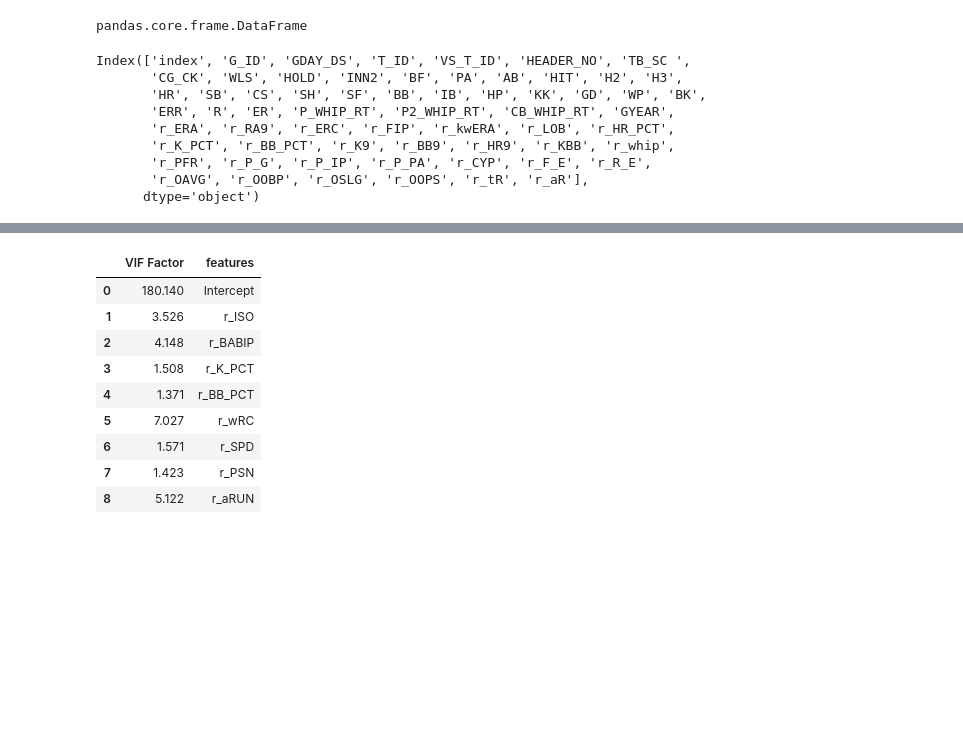
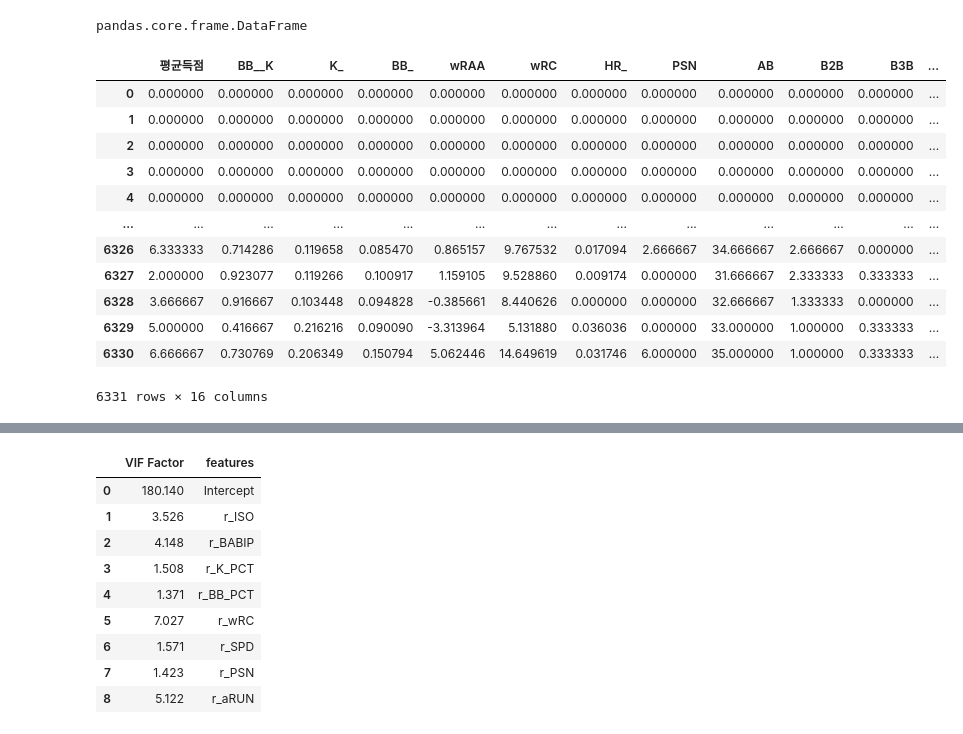
Before and after one commit to CHO-MINJUNG/BigContest2020, a Jupyter notebook: 다중공선성_VIF기법.ipynb, the cells around one changed output, grey strips where cells are left out. Saved outputs shown, nothing was run; the diff lists cells and outputs as text; code cells hidden in the pictures; blank space fills up the shorter version.

```diff
--- a/다중공선성_VIF기법.ipynb
+++ b/다중공선성_VIF기법.ipynb
@@ -74,15 +75,20 @@ sns.heatmap(data = teamhitter.corr(), annot=True, fmt = '.2f', linewidths=.5, cm
 cor_small = teamhitter.corr()
 # %% [output]
 pandas.core.frame.DataFrame
-# %%
-teampitcher_r.columns
-# %% [output]
-Index(['index', 'G_ID', 'GDAY_DS', 'T_ID', 'VS_T_ID', 'HEADER_NO', 'TB_SC ',
-       'CG_CK', 'WLS', 'HOLD', 'INN2', 'BF', 'PA', 'AB', 'HIT', 'H2', 'H3',
-       'HR', 'SB', 'CS', 'SH', 'SF', 'BB', 'IB', 'HP', 'KK', 'GD', 'WP', 'BK',
-       'ERR', 'R', 'ER', 'P_WHIP_RT', 'P2_WHIP_RT', 'CB_WHIP_RT', 'GYEAR',
-       'r_ERA', 'r_RA9', 'r_ERC', 'r_FIP', 'r_kwERA', 'r_LOB', 'r_HR_PCT',
-       'r_K_PCT', 'r_BB_PCT', 'r_K9', 'r_BB9', 'r_HR9', 'r_KBB', 'r_whip',
-       'r_PFR', 'r_P_G', 'r_P_IP', 'r_P_PA', 'r_CYP', 'r_F_E', 'r_R_E',
-       'r_OAVG', 'r_OOBP', 'r_OSLG', 'r_OOPS', 'r_tR', 'r_aR'],
-      dtype='object')
+# %%
+team
+team
+# %% [output]
+|  | 평균득점 | BB__K | K_ | BB_ | wRAA | wRC | HR_ | PSN | AB | B2B | B3B | ... |
+| 0 | 0.000000 | 0.000000 | 0.000000 | 0.000000 | 0.000000 | 0.000000 | 0.000000 | 0.000000 | 0.000000 | 0.000000 | 0.000000 | ... |
+| 1 | 0.000000 | 0.000000 | 0.000000 | 0.000000 | 0.000000 | 0.000000 | 0.000000 | 0.000000 | 0.000000 | 0.000000 | 0.000000 | ... |
+| 2 | 0.000000 | 0.000000 | 0.000000 | 0.000000 | 0.000000 | 0.000000 | 0.000000 | 0.000000 | 0.000000 | 0.000000 | 0.000000 | ... |
+| 3 | 0.000000 | 0.000000 | 0.000000 | 0.000000 | 0.000000 | 0.000000 | 0.000000 | 0.000000 | 0.000000 | 0.000000 | 0.000000 | ... |
+| 4 | 0.000000 | 0.000000 | 0.000000 | 0.000000 | 0.000000 | 0.000000 | 0.000000 | 0.000000 | 0.000000 | 0.000000 | 0.000000 | ... |
+| ... | ... | ... | ... | ... | ... | ... | ... | ... | ... | ... | ... | ... |
+| 6326 | 6.333333 | 0.714286 | 0.119658 | 0.085470 | 0.865157 | 9.767532 | 0.017094 | 2.666667 | 34.666667 | 2.666667 | 0.000000 | ... |
+| 6327 | 2.000000 | 0.923077 | 0.119266 | 0.100917 | 1.159105 | 9.528860 | 0.009174 | 0.000000 | 31.666667 | 2.333333 | 0.333333 | ... |
+| 6328 | 3.666667 | 0.916667 | 0.103448 | 0.094828 | -0.385661 | 8.440626 | 0.000000 | 0.000000 | 32.666667 | 1.333333 | 0.000000 | ... |
+| 6329 | 5.000000 | 0.416667 | 0.216216 | 0.090090 | -3.313964 | 5.131880 | 0.036036 | 0.000000 | 33.000000 | 1.000000 | 0.333333 | ... |
+| 6330 | 6.666667 | 0.730769 | 0.206349 | 0.150794 | 5.062446 | 14.649619 | 0.031746 | 6.000000 | 35.000000 | 1.000000 | 0.333333 | ... |
+6331 rows × 16 columns
```
Also changed, not shown: parts of 7 cells of this notebook.
